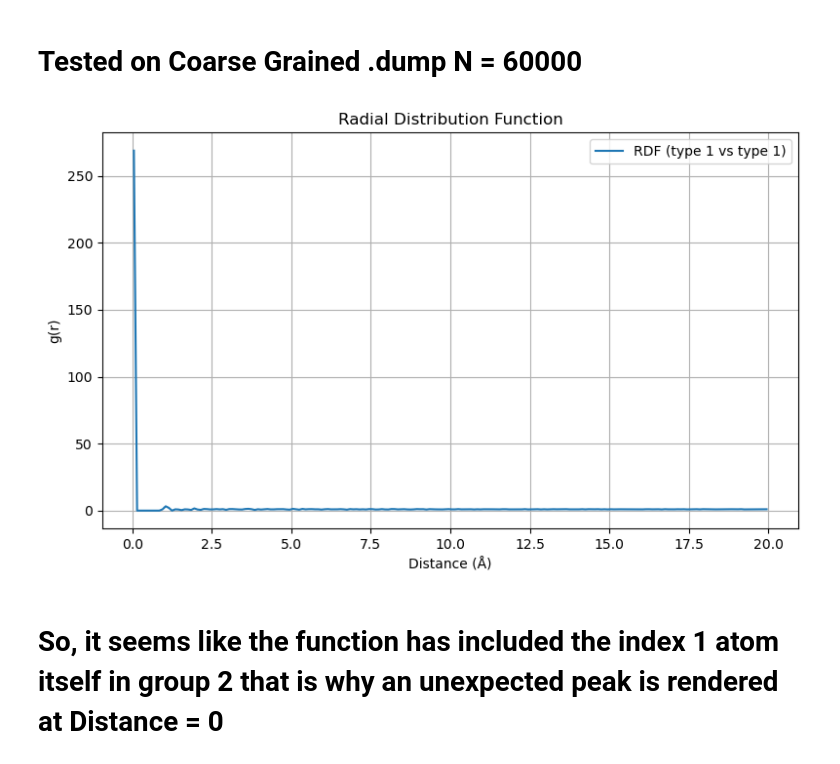
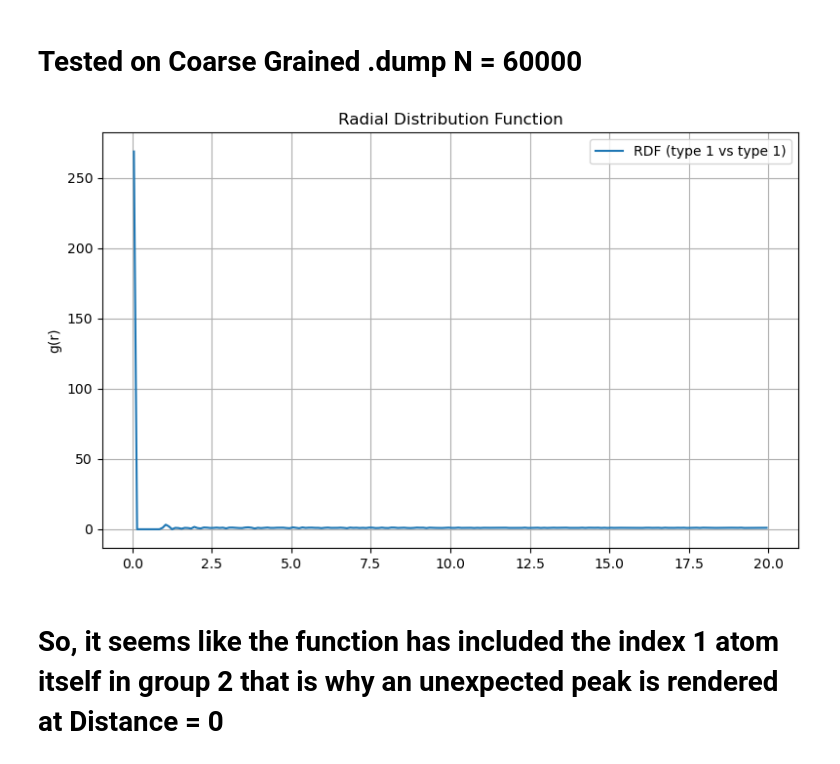
Before and after one commit to StephMcCallum/mupt-analysis-clean, a Jupyter notebook: RDF_reference/RDF.ipynb, the cells around one changed output. Saved outputs shown, nothing was run; the diff lists cells and outputs as text; code cells hidden in the pictures.

```diff
--- a/RDF_reference/RDF.ipynb
+++ b/RDF_reference/RDF.ipynb
@@ -3,31 +3,30 @@
 # %%
 import MDAnalysis as mda
 from MDAnalysis.analysis.rdf import InterRDF
 import matplotlib.pyplot as plt
 u = mda.Universe("production_4ns.dump", format="LAMMPSDUMP")
 u.trajectory[0] # Frame 1 is taken here!
 
 # print(u.atoms.types)
 
 group1 = u.select_atoms("type 1 and index 1")
 group2 = u.select_atoms("type 1")
 
 # Initialize the RDF calculation (defaults: bins=75, range=(0, 15))
 rdf = InterRDF(group1, group2, nbins=200, range=(0.0, 20.0))
 rdf.run()
 
 # Plot RDF
 plt.figure(figsize=(8, 5))
 plt.plot(rdf.bins, rdf.rdf, label='RDF (type 1 vs type 1)')
-plt.xlabel('Distance (Å)')
 plt.ylabel('g(r)')
 plt.title('Radial Distribution Function')
 plt.grid(True)
 plt.legend()
 plt.tight_layout()
 plt.show()
 # %% [output]
-[figure, old version]
+[figure, new version]
 # %% [markdown]
 # So, it seems like the function has included the index 1 atom itself in group 2 that is why an unexpected peak is rendered at Distance = 0
 # %% [markdown]
```
Also changed, not shown: parts of 1 cell of this notebook, 1 other file.
